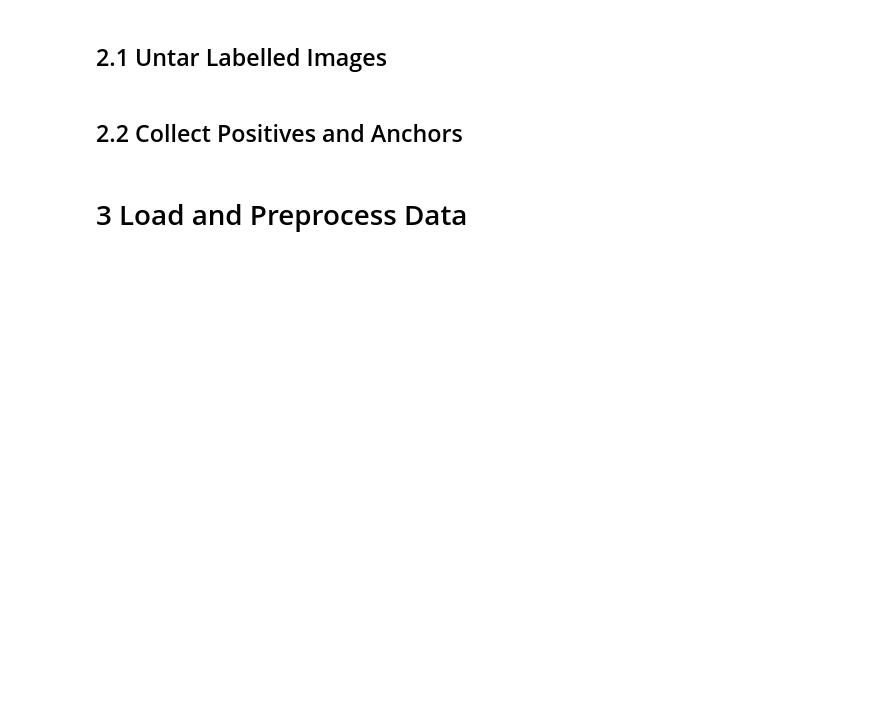
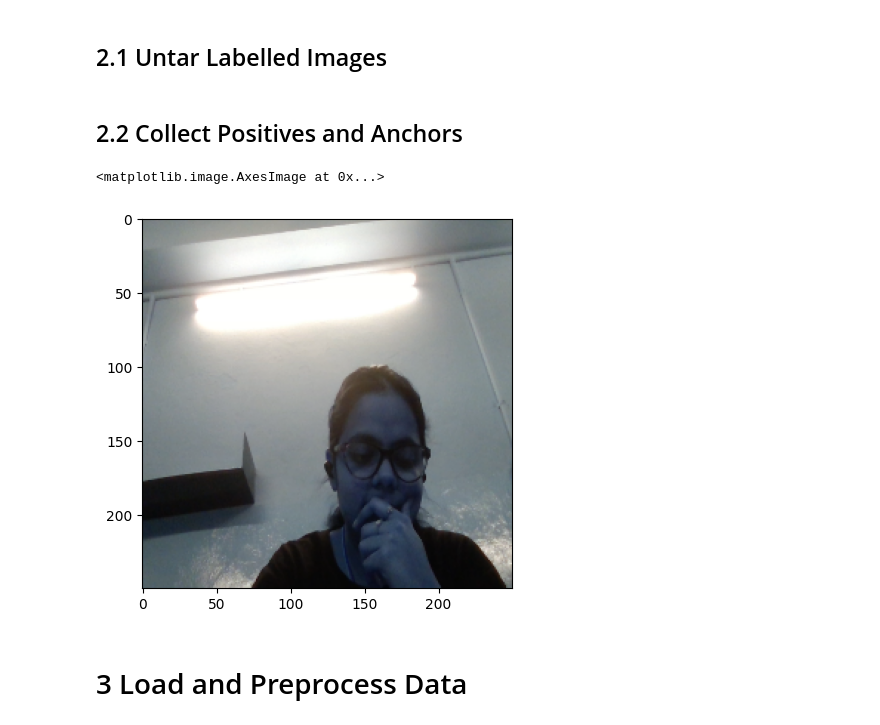
Before and after one commit to PranjalAgarwal04/facepay, a Jupyter notebook: script.ipynb, the cells around one changed output. Cells and saved outputs as stored; diff of their text form; code cells hidden in the pictures; blank space fills up the shorter version.

```diff
--- a/script.ipynb
+++ b/script.ipynb
@@ -62,26 +62,29 @@ os.makedirs(ANC_PATH, exist_ok=True)
 # %% [markdown]
 ## 2.2 Collect Positives and Anchors
 # %%
-# cap = cv2.VideoCapture(0)
-# while cap.isOpened():
-#     ret, frame = cap.read()
-#     frame = cv2.resize(frame, (250, 250))
-#     if cv2.waitKey(1) & 0XFF == ord('a'):
-#         imgname = os.path.join(ANC_PATH, '{}.jpg'.format(uuid.uuid1()))
-#         cv2.imwrite(imgname, frame)
+cap = cv2.VideoCapture(0)
+while cap.isOpened():
+    ret, frame = cap.read()
+    frame = cv2.resize(frame, (250, 250))
+    if cv2.waitKey(1) & 0XFF == ord('a'):
+        imgname = os.path.join(ANC_PATH, '{}.jpg'.format(uuid.uuid1()))
+        cv2.imwrite(imgname, frame)
 
-#     if cv2.waitKey(1) & 0XFF == ord('p'):
-#         imgname = os.path.join(POS_PATH, '{}.jpg'.format(uuid.uuid1()))
-#         cv2.imwrite(imgname, frame)
+    if cv2.waitKey(1) & 0XFF == ord('p'):
+        imgname = os.path.join(POS_PATH, '{}.jpg'.format(uuid.uuid1()))
+        cv2.imwrite(imgname, frame)
 
-#     cv2.imshow('Image Collection', frame)
+    cv2.imshow('Image Collection', frame)
 
-#     if cv2.waitKey(1) & 0XFF == ord('q'):
-#         break
-# cap.release()
-# cv2.destroyAllWindows()
+    if cv2.waitKey(1) & 0XFF == ord('q'):
+        break
+cap.release()
+cv2.destroyAllWindows()
 # %%
-# plt.imshow(frame)
+plt.imshow(frame)
+# %% [output]
+<matplotlib.image.AxesImage at 0x...>
+[figure, added]
 # %% [markdown]
 # 3 Load and Preprocess Data
 # %% [markdown]
```
Also changed, not shown: parts of 1 cell of this notebook.
